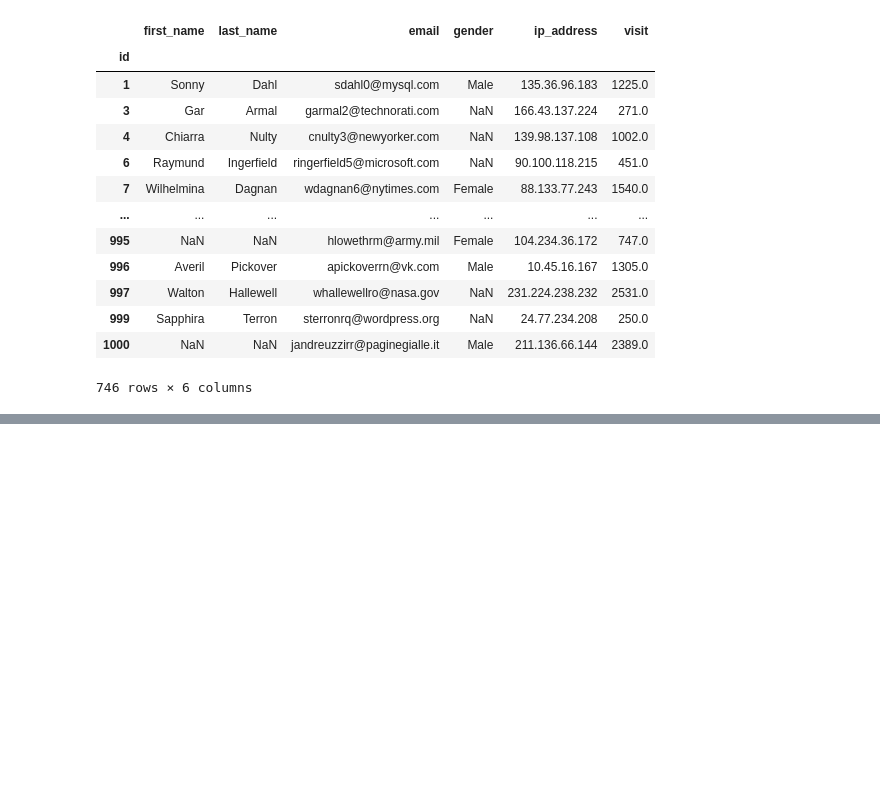
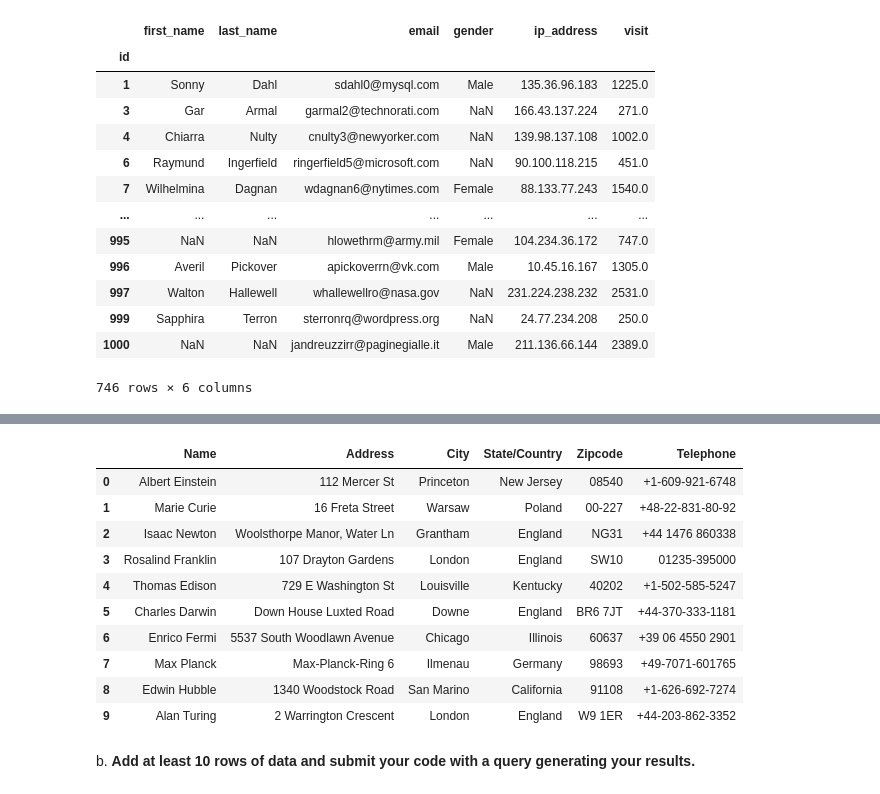
Before and after one commit to MichaelHotaling/DSC-Classes, a Jupyter notebook: DSC540/Week 5 & 6/Weeks 5&6 Assignment.ipynb, the cells around one changed output, grey strips where cells are left out. Drawn from its saved outputs; the diff is of its cells as text; code cells hidden in the pictures; blank space fills up the shorter version.

```diff
--- a/DSC540/Week 5 & 6/Weeks 5&6 Assignment.ipynb
+++ b/DSC540/Week 5 & 6/Weeks 5&6 Assignment.ipynb
@@ -355,0 +406,50 @@ df_cleaned[(df_cleaned['visit'] > np.percentile(df_cleaned['visit'], 5)) &
+# %%
+zipcodes = ['08540',
+            '00-227',
+            'NG31',
+            'SW10',
+            '40202',
+            'BR6 7JT',
+            '60637',
+            '98693',
+            '91108',
+            'W9 1ER']
+# %%
+phone_numbers = ['+1-609-921-6748',
+                 '+48-22-831-80-92' ,
+                 '+44 1476 860338',
+                 '01235-395000',
+                 '+1-502-585-5247',
+                 '+44-370-333-1181',
+                 '+39 06 4550 2901',
+                 '+49-7071-601765',
+                 '+1-626-692-7274',
+                 '+44-203-862-3352']
+# %%
+pd.DataFrame(zip(names,
+                 addresses,
+                 cities,
+                 states,
+                 zipcodes,
+                 phone_numbers),
+             columns=['Name',
+                      'Address',
+                      'City',
+                      'State/Country',
+                      'Zipcode',
+                      'Telephone'])
+# %% [output]
+|  | Name | Address | City | State/Country | Zipcode | Telephone |
+| 0 | Albert Einstein | 112 Mercer St | Princeton | New Jersey | 08540 | +1-609-921-6748 |
+| 1 | Marie Curie | 16 Freta Street | Warsaw | Poland | 00-227 | +48-22-831-80-92 |
+| 2 | Isaac Newton | Woolsthorpe Manor, Water Ln | Grantham | England | NG31 | +44 1476 860338 |
+| 3 | Rosalind Franklin | 107 Drayton Gardens | London | England | SW10 | 01235-395000 |
+| 4 | Thomas Edison | 729 E Washington St | Louisville | Kentucky | 40202 | +1-502-585-5247 |
+| 5 | Charles Darwin | Down House Luxted Road | Downe | England | BR6 7JT | +44-370-333-1181 |
+| 6 | Enrico Fermi | 5537 South Woodlawn Avenue | Chicago | Illinois | 60637 | +39 06 4550 2901 |
+| 7 | Max Planck | Max-Planck-Ring 6 | Ilmenau | Germany | 98693 | +49-7071-601765 |
+| 8 | Edwin Hubble | 1340 Woodstock Road | San Marino | California | 91108 | +1-626-692-7274 |
+| 9 | Alan Turing | 2 Warrington Crescent | London | England | W9 1ER | +44-203-862-3352 |
+# %% [markdown]
+
+b. **Add at least 10 rows of data and submit your code with a query generating your results.**
```
Also changed, not shown: parts of 14 cells of this notebook.
